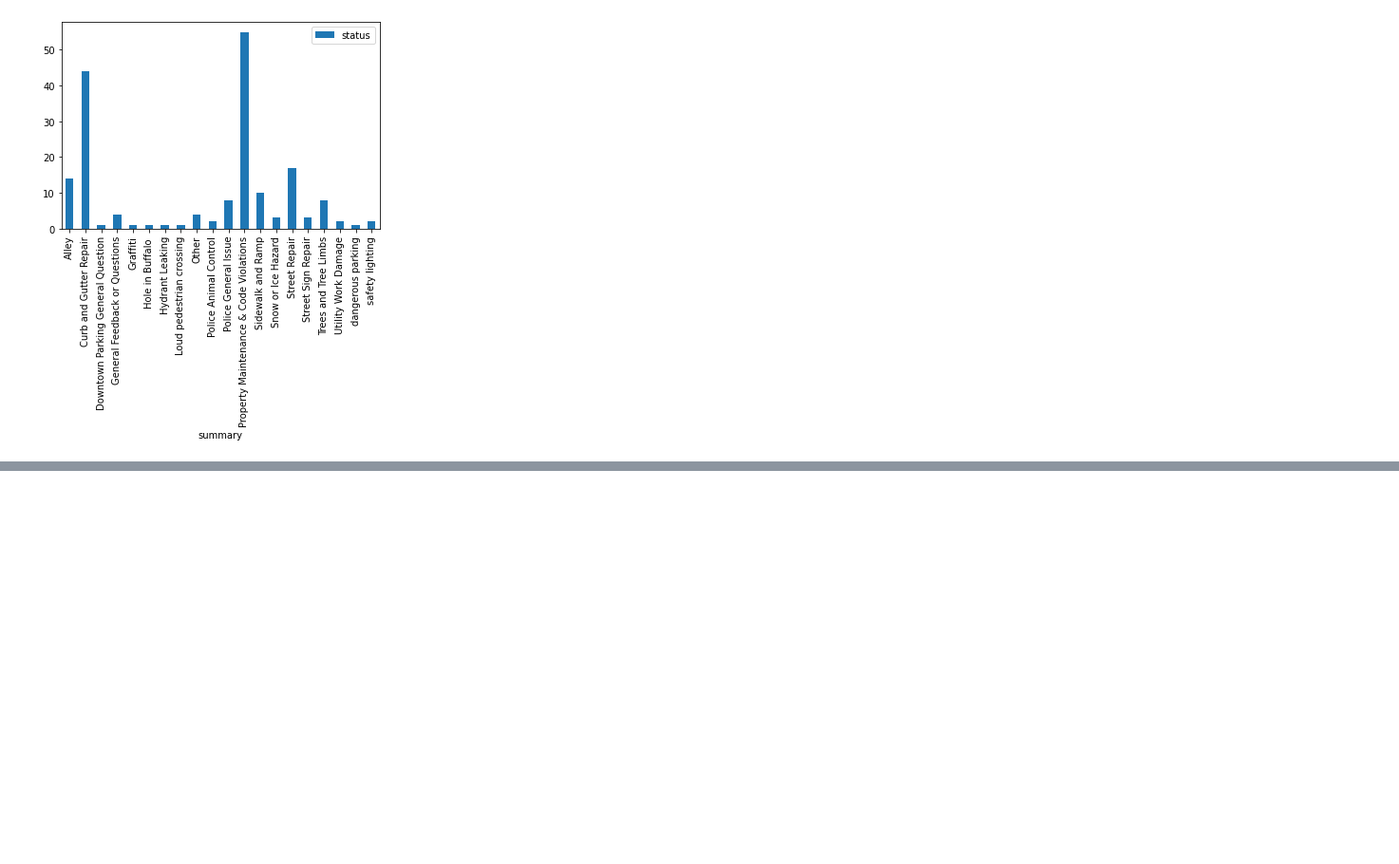
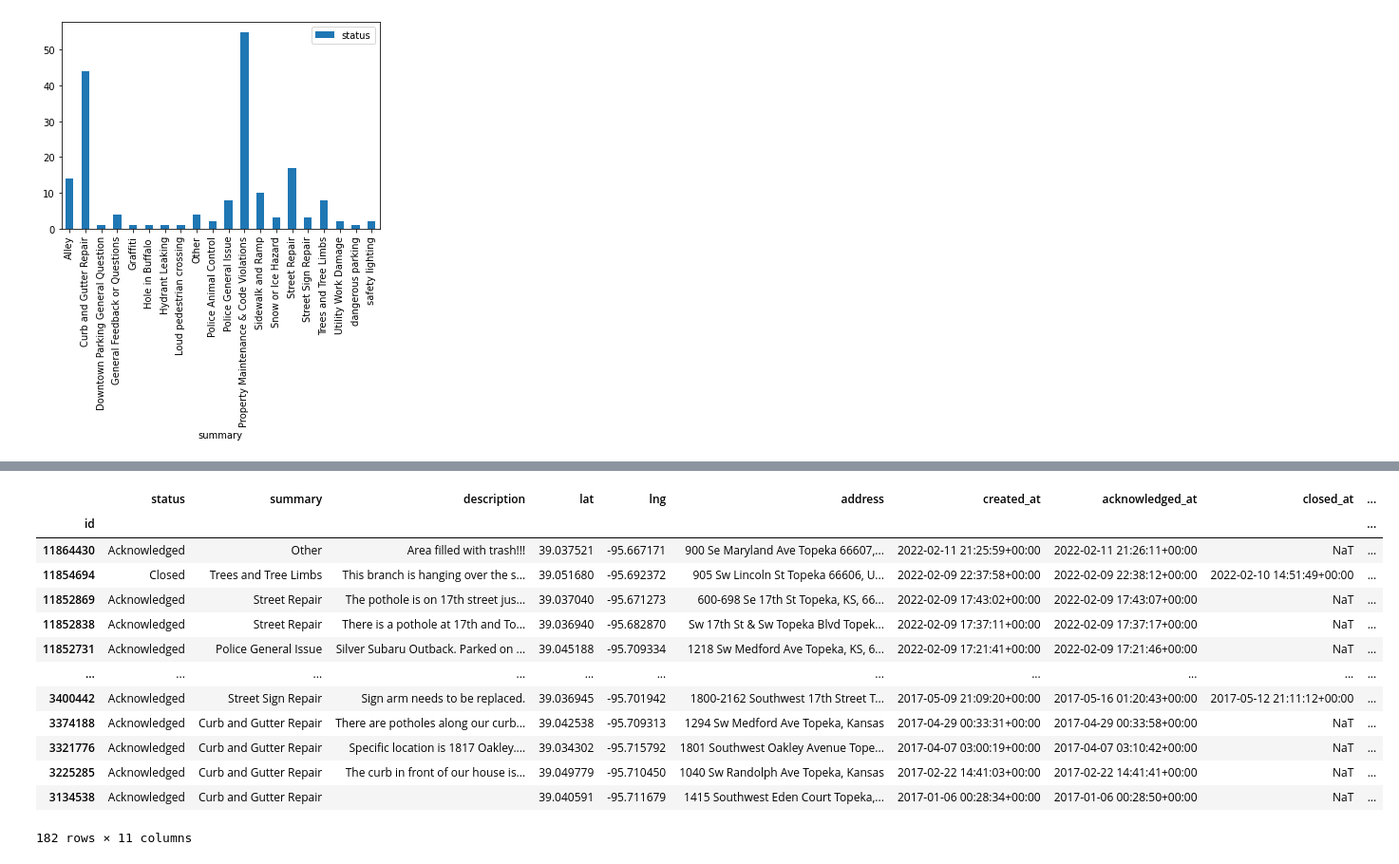
Before and after one commit to benjamenalford/seeClickFixPython, a Jupyter notebook: getting_data.ipynb, the cells around one changed output, grey strips where cells are left out. Shown at 95% size. Drawn from its saved outputs; the diff is of its cells as text; code cells hidden in the pictures; blank space fills up the shorter version.

```diff
--- a/getting_data.ipynb
+++ b/getting_data.ipynb
@@ -76,0 +93,17 @@ summary_df.plot(kind="bar")
+# %%
+issues_df
+# %% [output]
+|  | status | summary | description | lat | lng | address | created_at | acknowledged_at | closed_at | ... |
+| id |  |  |  |  |  |  |  |  |  | ... |
+| 11864430 | Acknowledged | Other | Area filled with trash!!! | 39.037521 | -95.667171 | 900 Se Maryland Ave Topeka 66607,... | 2022-02-11 21:25:59+00:00 | 2022-02-11 21:26:11+00:00 | NaT | ... |
+| 11854694 | Closed | Trees and Tree Limbs | This branch is hanging over the s... | 39.051680 | -95.692372 | 905 Sw Lincoln St Topeka 66606, U... | 2022-02-09 22:37:58+00:00 | 2022-02-09 22:38:12+00:00 | 2022-02-10 14:51:49+00:00 | ... |
+| 11852869 | Acknowledged | Street Repair | The pothole is on 17th street jus... | 39.037040 | -95.671273 | 600-698 Se 17th St Topeka, KS, 66... | 2022-02-09 17:43:02+00:00 | 2022-02-09 17:43:07+00:00 | NaT | ... |
+| 11852838 | Acknowledged | Street Repair | There is a pothole at 17th and To... | 39.036940 | -95.682870 | Sw 17th St & Sw Topeka Blvd Topek... | 2022-02-09 17:37:11+00:00 | 2022-02-09 17:37:17+00:00 | NaT | ... |
+| 11852731 | Acknowledged | Police General Issue | Silver Subaru Outback. Parked on ... | 39.045188 | -95.709334 | 1218 Sw Medford Ave Topeka, KS, 6... | 2022-02-09 17:21:41+00:00 | 2022-02-09 17:21:46+00:00 | NaT | ... |
+| ... | ... | ... | ... | ... | ... | ... | ... | ... | ... | ... |
+| 3400442 | Acknowledged | Street Sign Repair | Sign arm needs to be replaced. | 39.036945 | -95.701942 | 1800-2162 Southwest 17th Street T... | 2017-05-09 21:09:20+00:00 | 2017-05-16 01:20:43+00:00 | 2017-05-12 21:11:12+00:00 | ... |
+| 3374188 | Acknowledged | Curb and Gutter Repair | There are potholes along our curb... | 39.042538 | -95.709313 | 1294 Sw Medford Ave Topeka, Kansas | 2017-04-29 00:33:31+00:00 | 2017-04-29 00:33:58+00:00 | NaT | ... |
+| 3321776 | Acknowledged | Curb and Gutter Repair | Specific location is 1817 Oakley.... | 39.034302 | -95.715792 | 1801 Southwest Oakley Avenue Tope... | 2017-04-07 03:00:19+00:00 | 2017-04-07 03:10:42+00:00 | NaT | ... |
+| 3225285 | Acknowledged | Curb and Gutter Repair | The curb in front of our house is... | 39.049779 | -95.710450 | 1040 Sw Randolph Ave Topeka, Kansas | 2017-02-22 14:41:03+00:00 | 2017-02-22 14:41:41+00:00 | NaT | ... |
+| 3134538 | Acknowledged | Curb and Gutter Repair |  | 39.040591 | -95.711679 | 1415 Southwest Eden Court Topeka,... | 2017-01-06 00:28:34+00:00 | 2017-01-06 00:28:50+00:00 | NaT | ... |
+182 rows × 11 columns
```
Also changed, not shown: parts of 5 cells of this notebook.
